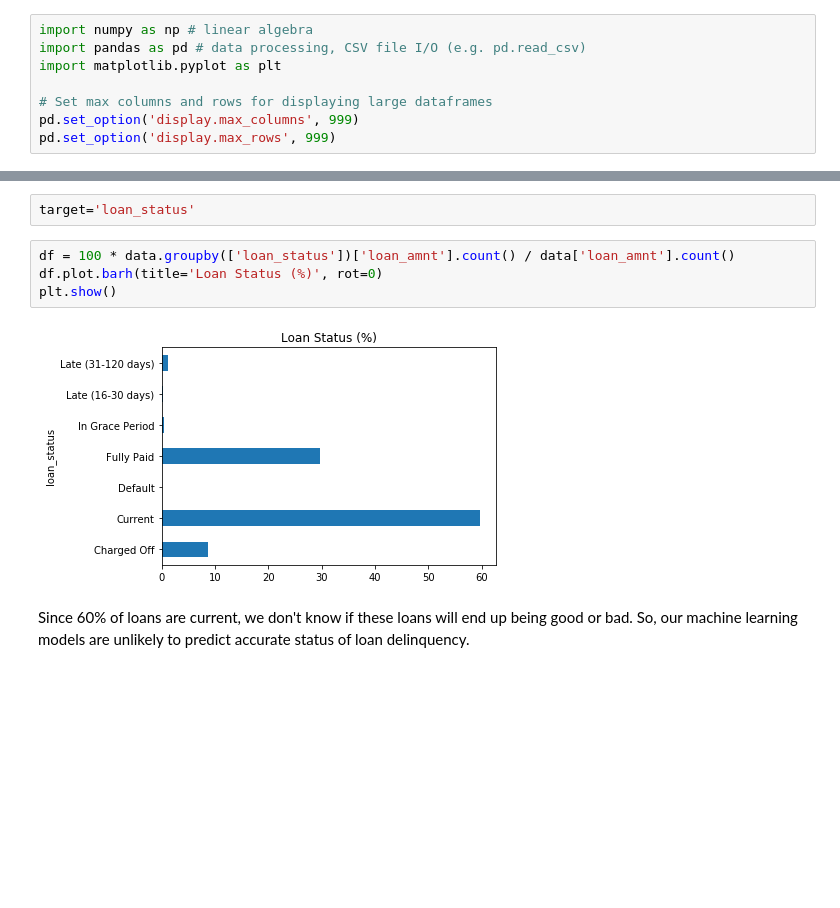
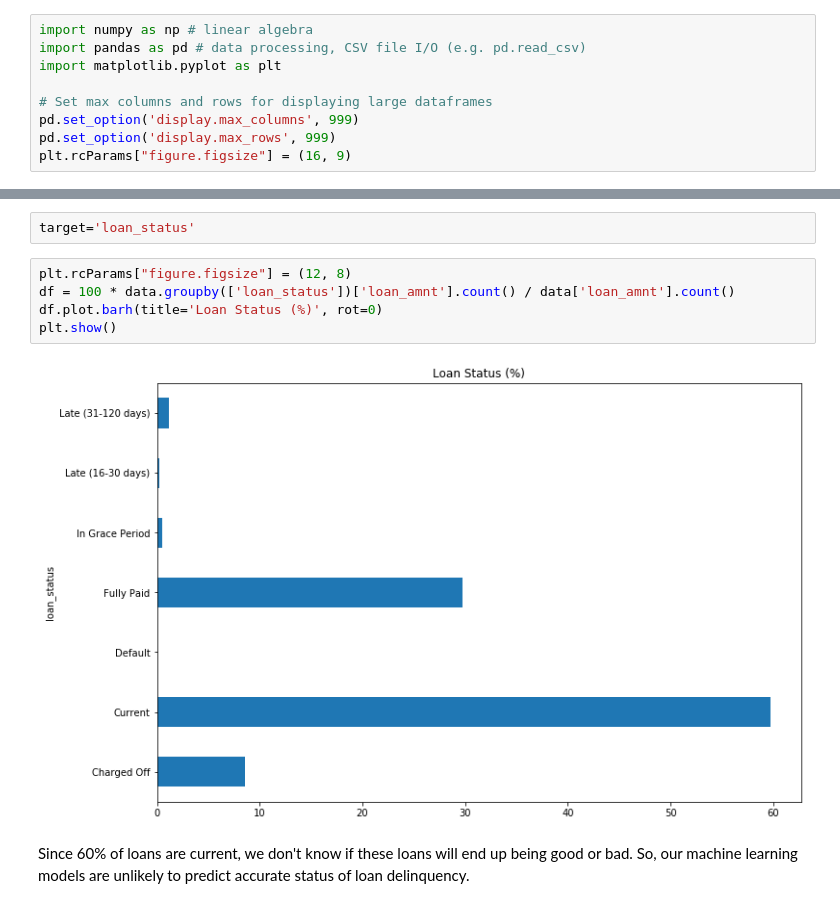
Before and after one commit to dhivya-rao/FAML, a Jupyter notebook: LendingClub - Kaggle.ipynb, the cells around one changed output, grey strips where cells are left out. Drawn from its saved outputs; the diff is of its cells as text; blank space fills up the shorter version.

```diff
--- a/LendingClub - Kaggle.ipynb
+++ b/LendingClub - Kaggle.ipynb
@@ -14,6 +14,7 @@ import matplotlib.pyplot as plt
 # Set max columns and rows for displaying large dataframes
 pd.set_option('display.max_columns', 999)
 pd.set_option('display.max_rows', 999)
+plt.rcParams["figure.figsize"] = (16, 9)
 # %% [markdown]
 ## Preparing the dataset
 # %% [markdown]
@@ -38,11 +39,12 @@ Let us first explore the target column - loan_status.
 # %%
 target='loan_status'
 # %%
+plt.rcParams["figure.figsize"] = (12, 8)
 df = 100 * data.groupby(['loan_status'])['loan_amnt'].count() / data['loan_amnt'].count()
 df.plot.barh(title='Loan Status (%)', rot=0)
 plt.show()
 # %% [output]
-[figure, old version]
+[figure, new version]
 # %% [markdown]
 Since 60% of loans are current, we don't know if these loans will end up being good or bad. So, our machine learning models are unlikely to predict accurate status of loan delinquency.
 # %% [markdown]
```
Also changed, not shown: parts of 88 cells of this notebook.
